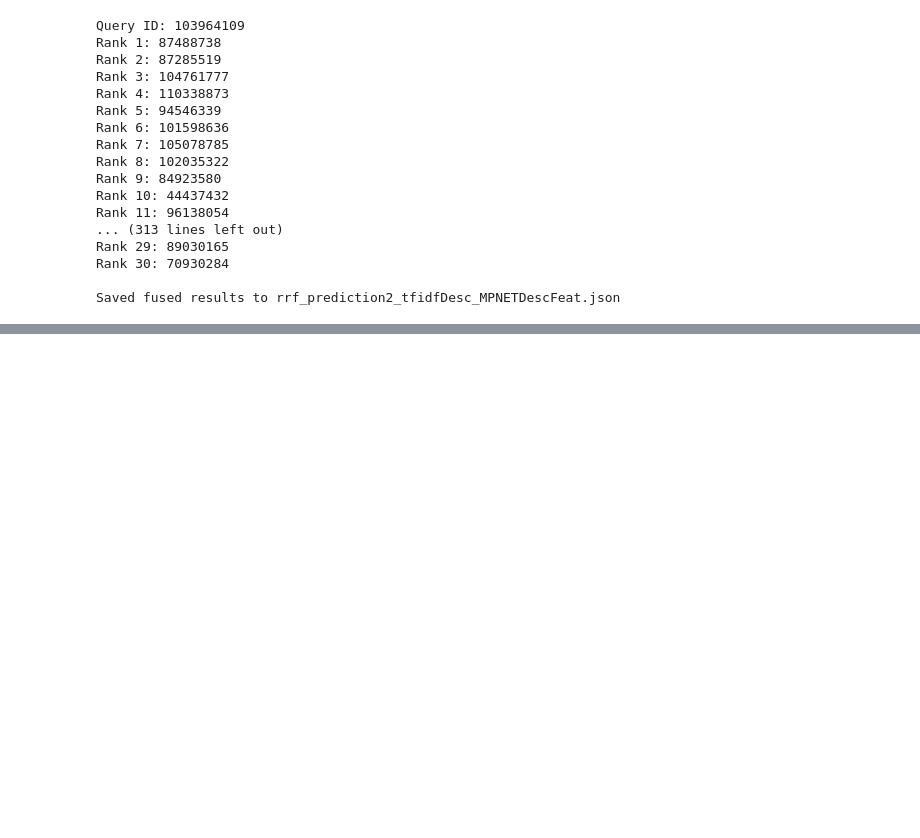
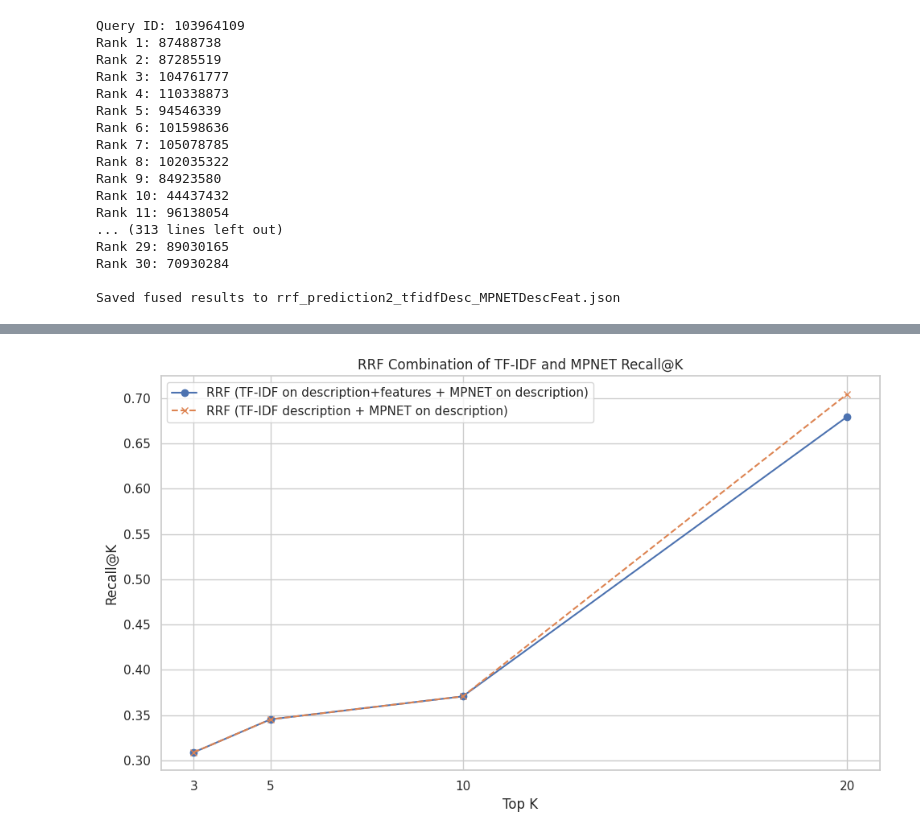
Before and after one commit to Coperr/PatentMatch, a Jupyter notebook: patentmatch.ipynb, the cells around one changed output, grey strips where cells are left out. Drawn from its saved outputs; the diff is of its cells as text; code cells hidden in the pictures; blank space fills up the shorter version.

```diff
--- a/patentmatch.ipynb
+++ b/patentmatch.ipynb
@@ -3142,0 +3307,25 @@ Saved fused results to rrf_prediction2_tfidfDesc_MPNETDescFeat.json
+# %%
+import matplotlib.pyplot as plt
+
+k_values = [3, 5, 10, 20]
+
+# Recall values for both RRF combinations
+recall_rrf_tfidf_mpn_tfidf = [0.30873, 0.34524, 0.37063, 0.67976]
+recall_rrf_tfidf_mpn_mpn = [0.30873, 0.34524, 0.37063, 0.70476]
+
+# Plotting
+plt.figure(figsize=(10, 6))
+
+plt.plot(k_values, recall_rrf_tfidf_mpn_tfidf, label='RRF (TF-IDF on description+features + MPNET on description)', marker='o')
+plt.plot(k_values, recall_rrf_tfidf_mpn_mpn, label='RRF (TF-IDF description + MPNET on description)', marker='x', linestyle='--')
+
+plt.xlabel('Top K')
+plt.ylabel('Recall@K')
+plt.title('RRF Combination of TF-IDF and MPNET Recall@K')
+plt.xticks(k_values)
+plt.legend()
+plt.grid(True)
+plt.tight_layout()
+plt.show()
+# %% [output]
+[figure, added]
```
Also changed, not shown: parts of 3 cells of this notebook.
